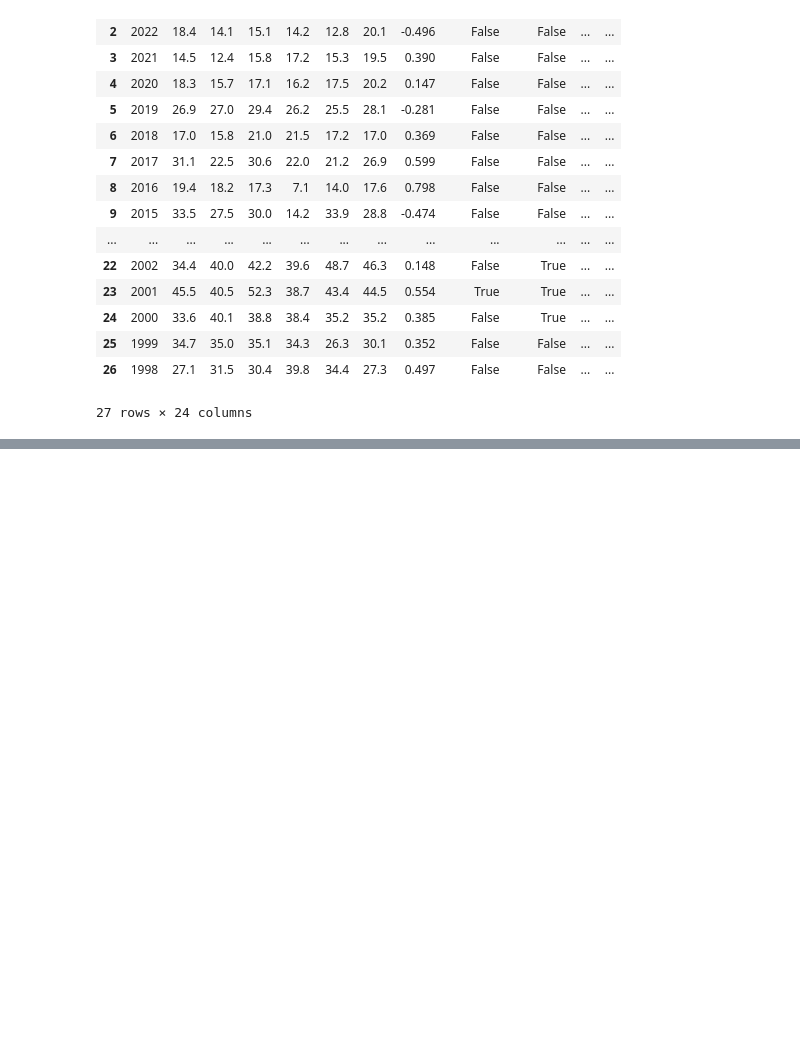
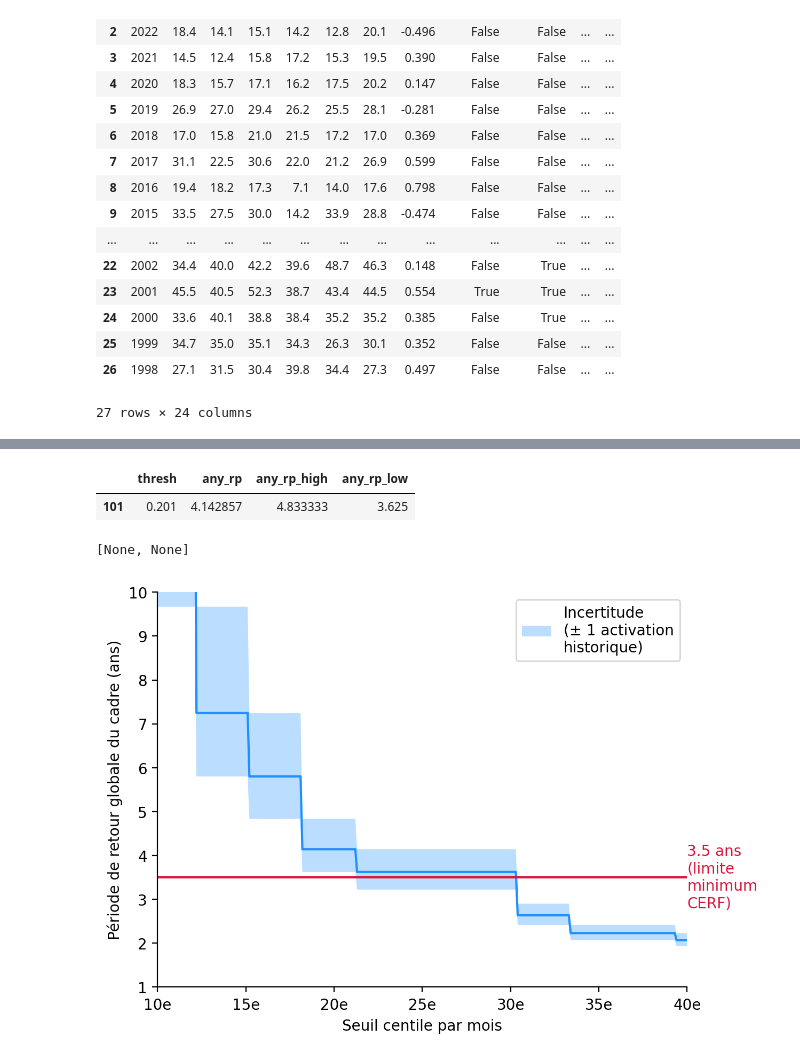
Before and after one commit to OCHA-DAP/ds-aa-ner-drought, a Jupyter notebook: exploration/iri_trend.ipynb, the cells around one changed output, grey strips where cells are left out. Cells and saved outputs as stored; diff of their text form; code cells hidden in the pictures; blank space fills up the shorter version.

```diff
--- a/exploration/iri_trend.ipynb
+++ b/exploration/iri_trend.ipynb
@@ -188,7 +190,8 @@ df_activations["total_spend"] = (
 )
 # %%
 df_activations_recent = df_activations[df_activations["year"] >= 1998]
-total_years = len(df_activations_recent)
+# adding one year to account for 2025
+total_years = len(df_activations_recent) + 1
 # %%
 df_activations_recent
 # %% [output]
@@ -213,7 +216,7 @@ df_activations_recent
 # %%
 w1_rp = (total_years + 1) / df_activations_recent["w1"].sum()
 w2_rp = (total_years + 1) / df_activations_recent["w2"].sum()
-any_rp = (total_years + 1) / df_activations_recent["any"].sum()
+any_rp = (total_years + 1) / (df_activations_recent["any"].sum())
 
 total_spend = df_activations_recent["total_spend"].sum()
 avg_spend = total_spend / total_years
@@ -259,0 +288,14 @@ df_activations_recent[df_activations_recent["w2"]].sort_values("year")[
+# %%
+dicts = []
+for thresh in np.arange(0.1, 0.4, 0.001):
+    any_rp, any_rp_high, any_rp_low = calc_number_years(thresh)
+    dicts.append(
+        {
+            "thresh": thresh,
+            "any_rp": any_rp,
+            "any_rp_high": any_rp_high,
+            "any_rp_low": any_rp_low,
+        }
+    )
+# %%
+df_rps = pd.DataFrame(dicts)
@@ -259,0 +317,46 @@ df_activations_recent[df_activations_recent["w2"]].sort_values("year")[
+# %%
+df_rps[df_rps["thresh"].round(3) == 0.201]
+# %% [output]
+|  | thresh | any_rp | any_rp_high | any_rp_low |
+| 101 | 0.201 | 4.142857 | 4.833333 | 3.625 |
+# %%
+fig, ax = plt.subplots(dpi=200)
+df_rps.plot(x="thresh", y="any_rp", ax=ax, color="dodgerblue", legend=False)
+ax.fill_between(
+    df_rps["thresh"],
+    df_rps["any_rp_low"],
+    df_rps["any_rp_high"],
+    facecolor="dodgerblue",
+    alpha=0.3,
+)
+ax.axhline(3.5, color="crimson")
+ax.annotate(
+    "3.5 ans\n(limite\nminimum\nCERF)",
+    (df_rps["thresh"].max(), 3.5),
+    va="center",
+    ha="left",
+    color="crimson",
+)
+
+band_handle = Patch(
+    facecolor="dodgerblue",
+    alpha=0.3,
+    label="Incertitude\n(± 1 activation\nhistorique)",
+)
+
+ax.legend(handles=[band_handle], loc="upper right", frameon=True)
+
+ax.set_ylim(1, 10)
+ax.set_xlim(df_rps["thresh"].min(), df_rps["thresh"].max())
+
+ax.xaxis.set_major_formatter(
+    FuncFormatter(lambda x, pos: f"{int(round(x * 100))}e")
+)
+
+ax.set_xlabel("Seuil centile par mois")
+ax.set_ylabel("Période de retour globale du cadre (ans)")
+
+[ax.spines[x].set_visible(False) for x in ["top", "right"]]
+# %% [output]
+[None, None]
+[figure, added]
```
Also changed, not shown: parts of 8 cells of this notebook, 1 other file.
